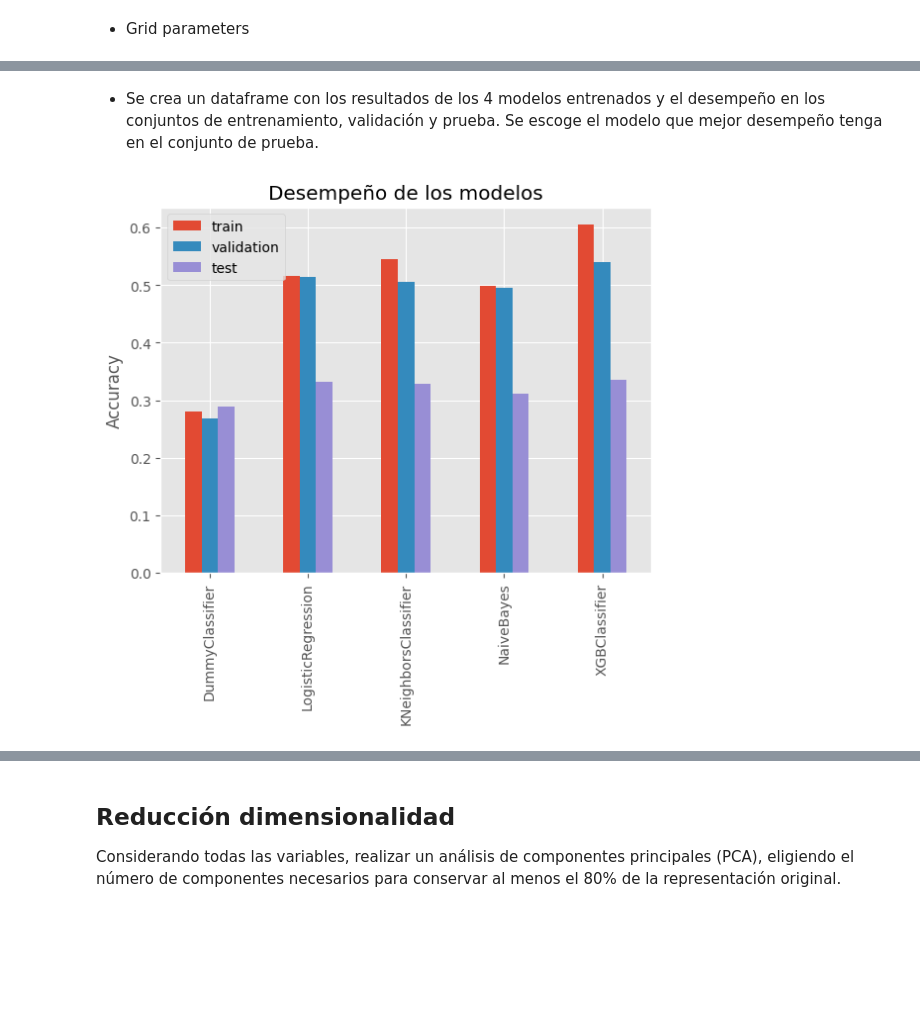
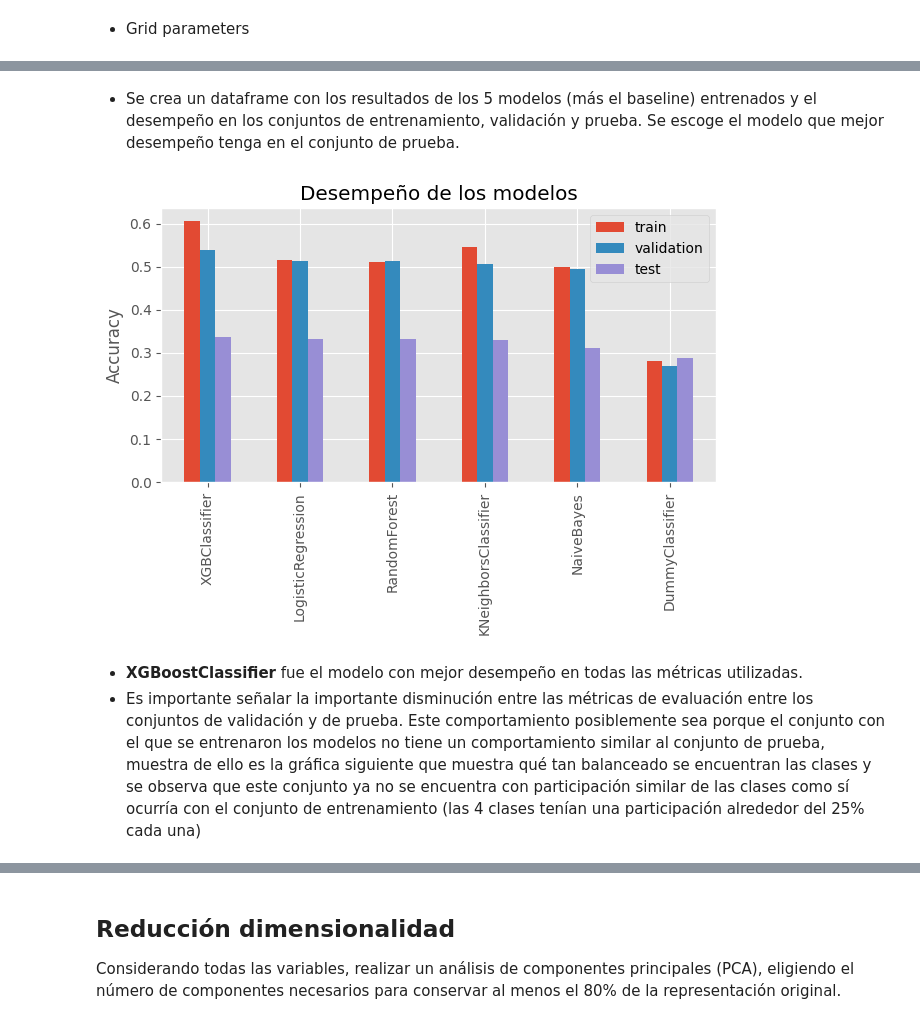
Before and after one commit to maryyuliana/fundamentos_I, a Jupyter notebook: Proyecto.ipynb, the cells around one changed output, grey strips where cells are left out. Cells and saved outputs as stored; diff of their text form; code cells hidden in the pictures; blank space fills up the shorter version.

```diff
--- a/Proyecto.ipynb
+++ b/Proyecto.ipynb
@@ -542,5 +566,3 @@ ClfScores(xgb_model,X_train, y_train, X_val, y_val)
-# %%
-xgb_saved = joblib.load('XGB_pl_04122023.joblib')
 # %%
 xgb_saved = joblib.load('XGB_pl_04122023.joblib')
 ClfScores(xgb_saved,X_train, y_train,  X_val, y_val)
@@ -559,51 +579,45 @@ accuracy_score(y_test, xgb_saved.predict(X_test))
-# %%
-## StackingClassification
-estimators = [('RandomForest',clone(pl_dict.get('RandomForest')).set_params(**rf_gs.best_params_)),
-              ('KNeighbors',clone(pl_dict.get('KNeighborsClassifier')).set_params(**kn_gs.best_params_)),
-              ('XGBClf',clone(pl_dict.get('XGBClassifier')).set_params(**xgb_gs.best_params_))]
-
-from sklearn.ensemble import StackingClassifier, VotingClassifier
-
-stack_clf = StackingClassifier(estimators = estimators,
-                        final_estimator = LogisticRegression())
-
-stack_clf.fit(X_train, y_train)
-
-ClfScores(stack_clf,X_train, y_train, X_test, y_test)
 # %% [markdown]
-* Se crea un dataframe con los resultados de los 4 modelos entrenados y el desempeño en los conjuntos de entrenamiento, validación y prueba. Se escoge el modelo que mejor desempeño tenga en el conjunto de prueba.
+* Se crea un dataframe con los resultados de los 5 modelos (más el baseline) entrenados y el desempeño en los conjuntos de entrenamiento, validación y prueba. Se escoge el modelo que mejor desempeño tenga en el conjunto de prueba.
 # %%
 diccionario_resultados = {
     'DummyClassifier':
             {'train' : accuracy_score(y_train, dummy_clf.predict(X_train)),
              'validation' : accuracy_score(y_val, dummy_clf.predict(X_val)),
              'test' : accuracy_score(y_test, dummy_clf.predict(X_test)),},
     'LogisticRegression':
            {'train' : accuracy_score(y_train, lr_model.predict(X_train)),
+             'validation' : accuracy_score(y_val, lr_model.predict(X_val)),
+             'test' : accuracy_score(y_test, lr_model.predict(X_test)),},
+    'RandomForest':
+           {'train' : accuracy_score(y_train, rf_saved.predict(X_train)),
              'validation' : accuracy_score(y_val, lr_model.predict(X_val)),
              'test' : accuracy_score(y_test, lr_model.predict(X_test)),},
     'KNeighborsClassifier':
            {'train' : accuracy_score(y_train, kn_model.predict(X_train)),
              'validation' : accuracy_score(y_val, kn_model.predict(X_val)),
              'test' : accuracy_score(y_test, kn_model.predict(X_test)),},
     'NaiveBayes':
            {'train' : accuracy_score(y_train, nb_model.predict(X_train)),
              'validation' : accuracy_score(y_val, nb_model.predict(X_val)),
              'test' : accuracy_score(y_test, nb_model.predict(X_test)),},
     'XGBClassifier':
             {'train' : accuracy_score(y_train, xgb_saved.predict(X_train)),
              'validation' : accuracy_score(y_val, xgb_saved.predict(X_val)),
              'test' : accuracy_score(y_test, xgb_saved.predict(X_test)),},
 }
 
 results_models = pd.DataFrame(diccionario_resultados)
 
-results_models.T.plot(kind = 'bar')
+results_models.T.sort_values(by = ['test','validation'], ascending = False).plot(kind = 'bar')
 plt.title('Desempeño de los modelos')
 plt.ylabel('Accuracy')
+plt.tight_layout()
 plt.show()
 # %% [output]
-[figure, old version]
+[figure, new version]
+# %% [markdown]
+- **XGBoostClassifier** fue el modelo con mejor desempeño en todas las métricas utilizadas.
+- Es importante señalar la importante disminución entre las métricas de evaluación entre los conjuntos de validación y de prueba. Este comportamiento posiblemente sea porque el conjunto con el que se entrenaron los modelos no tiene un comportamiento similar al conjunto de prueba, muestra de ello es la gráfica siguiente que muestra qué tan balanceado se encuentran las clases y se observa que este conjunto ya no se encuentra con participación similar de las clases como sí ocurría con el conjunto de entrenamiento (las 4 clases tenían una participación alrededor del 25% cada una)
 # %%
 ax = df_test.Segmentation.value_counts(normalize = True).sort_index().plot( kind = 'bar')
 ax.get_yaxis().set_visible(False)
```
Also changed, not shown: parts of 40 cells of this notebook, 1 other file.
